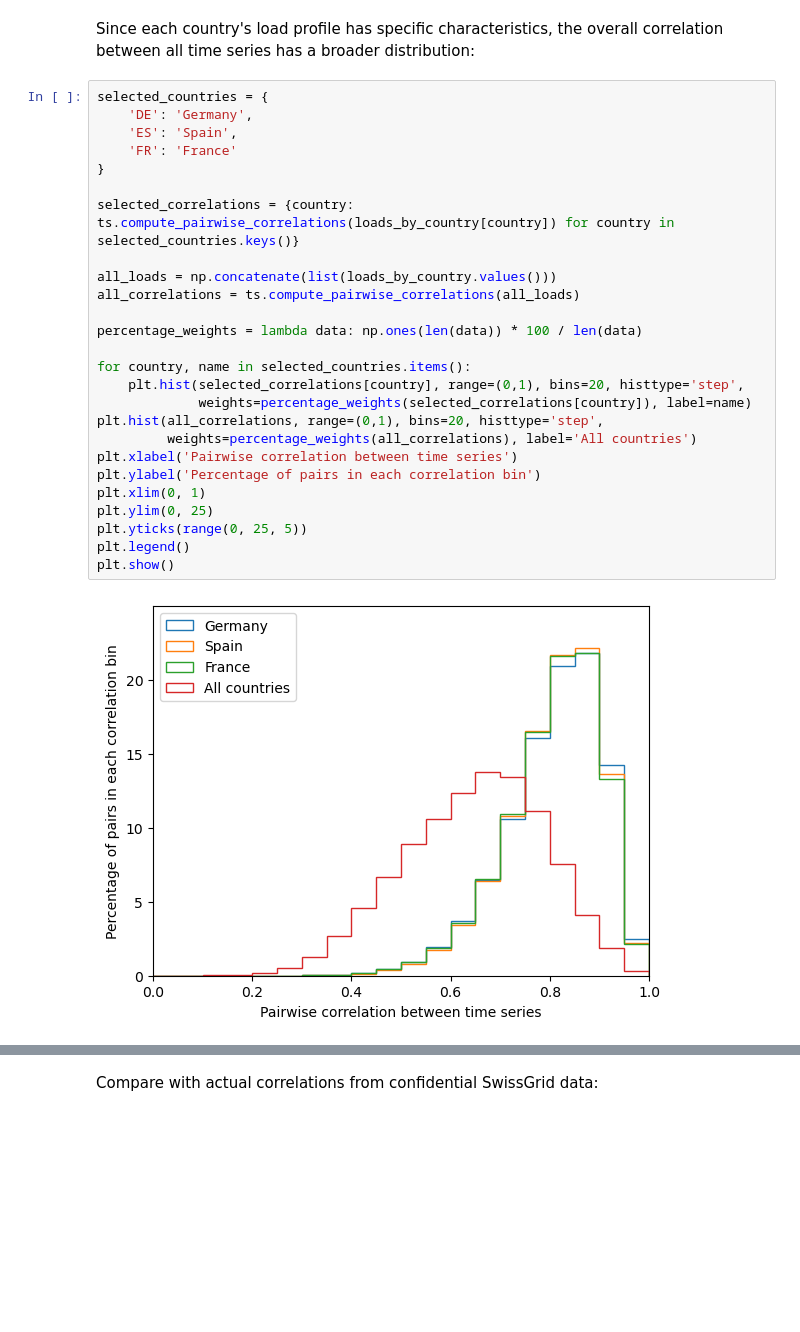
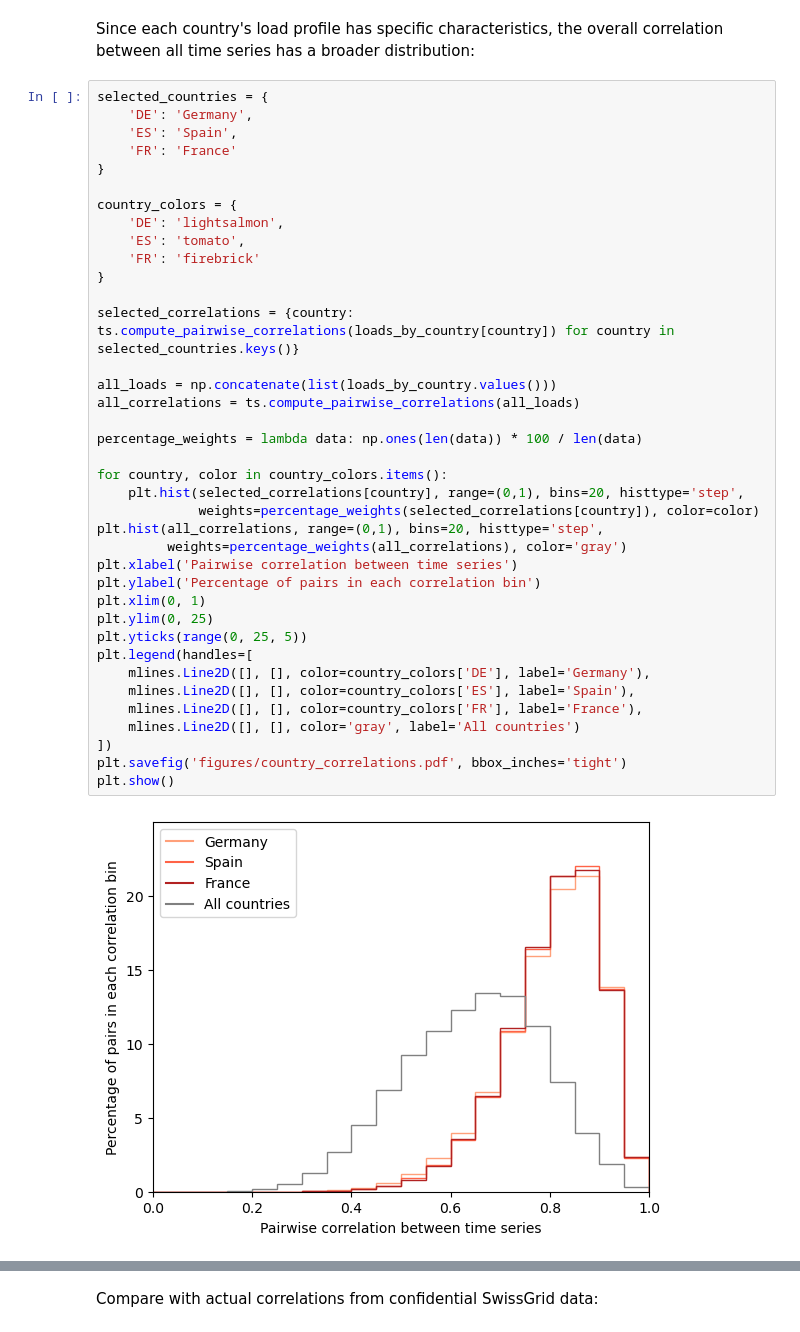
Before and after one commit to GeeeHesso/PowerData, a Jupyter notebook: run/generate_loads.ipynb, the cells around one changed output, grey strips where cells are left out. Saved outputs shown, nothing was run; the diff lists cells and outputs as text; blank space fills up the shorter version.

Commit message:
update correlation figures

```diff
--- a/run/generate_loads.ipynb
+++ b/run/generate_loads.ipynb
@@ -167,28 +168,40 @@ Since each country's load profile has specific characteristics, the overall corr
 # %%
 selected_countries = {
     'DE': 'Germany',
     'ES': 'Spain',
     'FR': 'France'
+}
+
+country_colors = {
+    'DE': 'lightsalmon',
+    'ES': 'tomato',
+    'FR': 'firebrick'
 }
 
 selected_correlations = {country: ts.compute_pairwise_correlations(loads_by_country[country]) for country in selected_countries.keys()}
 
 all_loads = np.concatenate(list(loads_by_country.values()))
 all_correlations = ts.compute_pairwise_correlations(all_loads)
 
 percentage_weights = lambda data: np.ones(len(data)) * 100 / len(data)
 
-for country, name in selected_countries.items():
+for country, color in country_colors.items():
     plt.hist(selected_correlations[country], range=(0,1), bins=20, histtype='step',
-             weights=percentage_weights(selected_correlations[country]), label=name)
+             weights=percentage_weights(selected_correlations[country]), color=color)
 plt.hist(all_correlations, range=(0,1), bins=20, histtype='step',
-         weights=percentage_weights(all_correlations), label='All countries')
+         weights=percentage_weights(all_correlations), color='gray')
 plt.xlabel('Pairwise correlation between time series')
 plt.ylabel('Percentage of pairs in each correlation bin')
 plt.xlim(0, 1)
 plt.ylim(0, 25)
 plt.yticks(range(0, 25, 5))
-plt.legend()
+plt.legend(handles=[
+    mlines.Line2D([], [], color=country_colors['DE'], label='Germany'),
+    mlines.Line2D([], [], color=country_colors['ES'], label='Spain'),
+    mlines.Line2D([], [], color=country_colors['FR'], label='France'),
+    mlines.Line2D([], [], color='gray', label='All countries')
+])
+plt.savefig('figures/country_correlations.pdf', bbox_inches='tight')
 plt.show()
 # %% [output]
-[figure, old version]
+[figure, new version]
```
Also changed, not shown: parts of 15 cells of this notebook, 3 other files.
